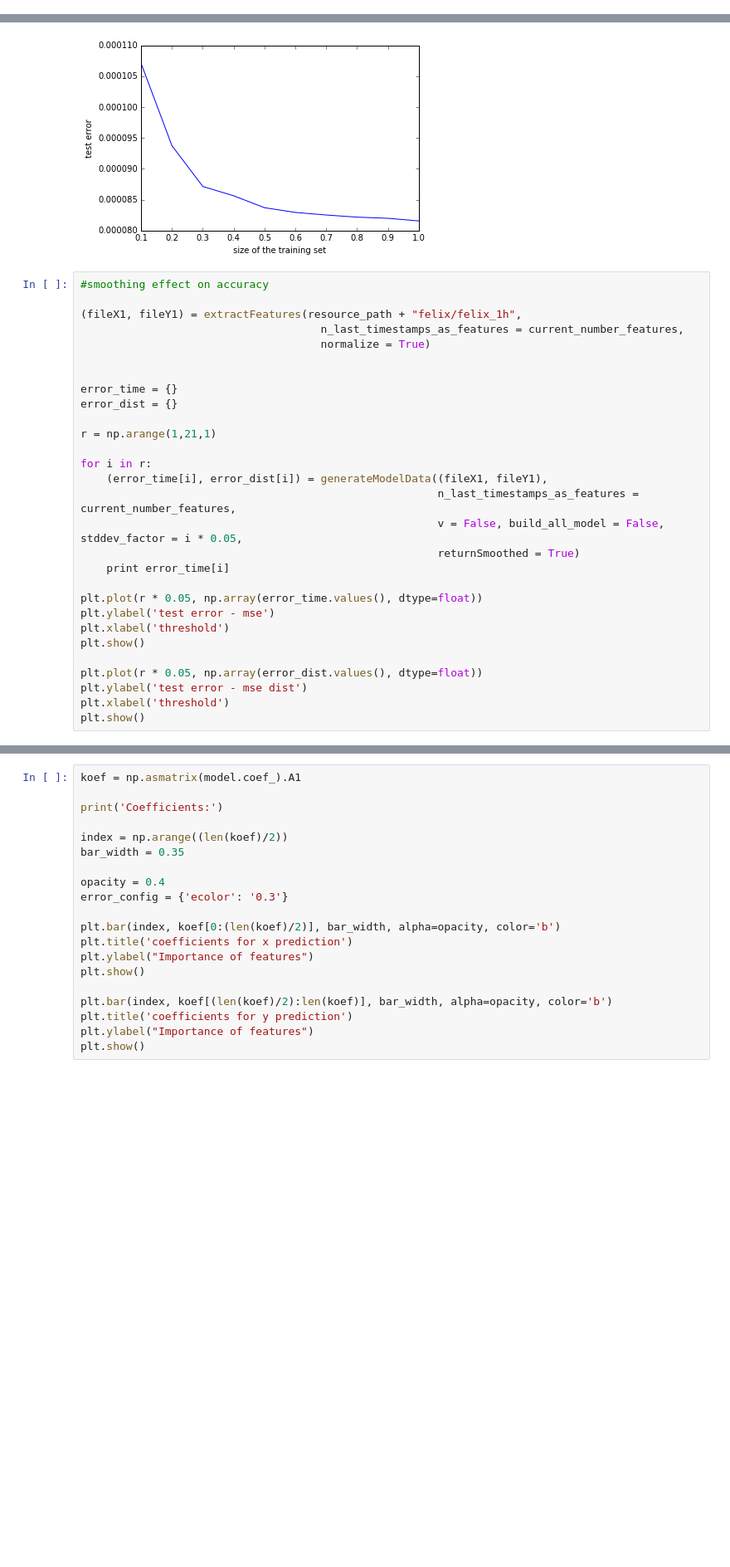
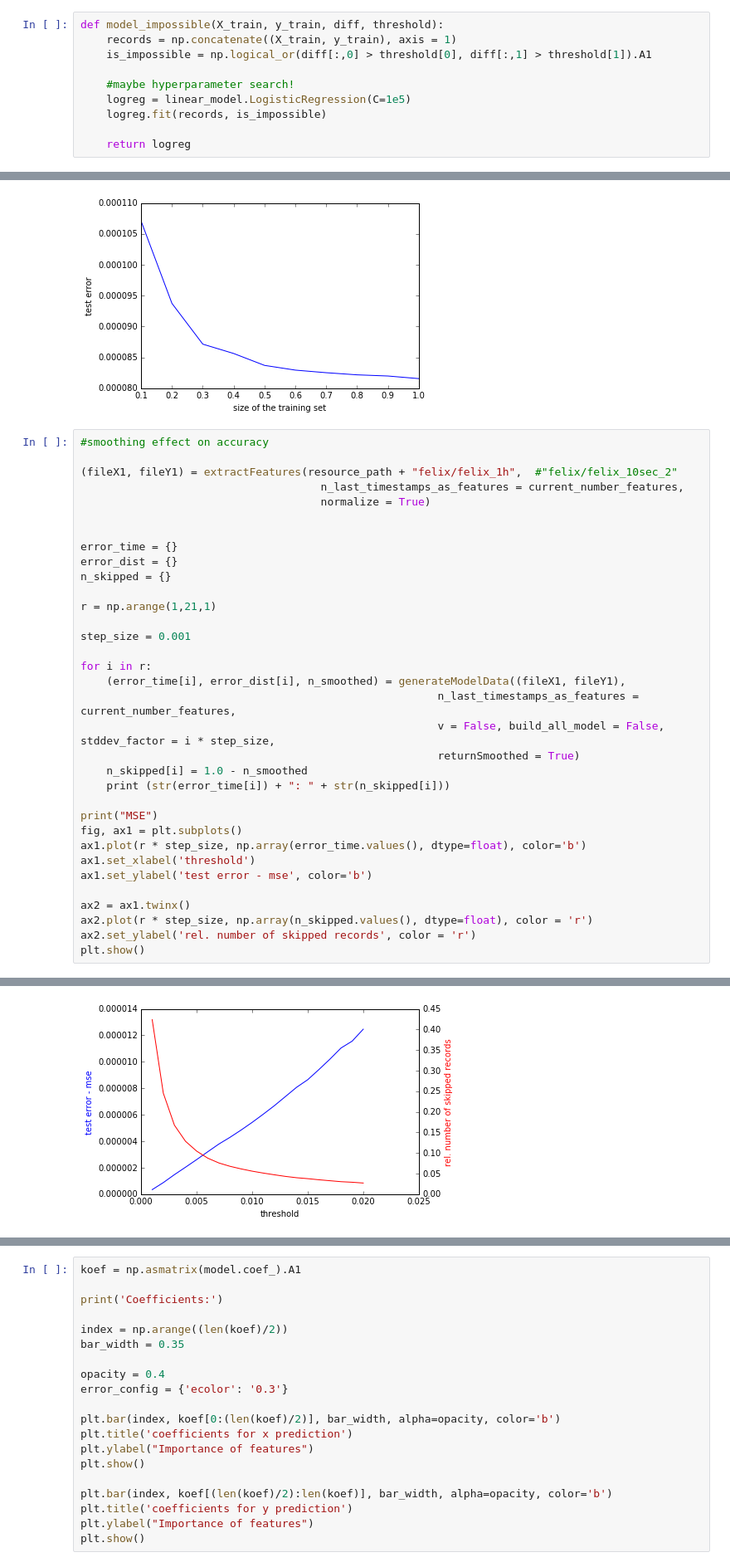
Before and after one commit to FelixNeutatz/BehavioralAuthentication, a Jupyter notebook: src/main/php/CursorAuthentication.ipynb, the cells around one changed output, grey strips where cells are left out. Shown at 83% size. Saved outputs shown, nothing was run; the diff lists cells and outputs as text; blank space fills up the shorter version.

```diff
--- a/src/main/php/CursorAuthentication.ipynb
+++ b/src/main/php/CursorAuthentication.ipynb
@@ -90,3 +90,13 @@ def extractFeatures(filename, n_last_timestamps_as_features = 200, normalize = T
         data = np.hstack((data, np.ones((data.shape[0], 1), dtype=data.dtype)))
 
     return ((data, target))
+# %%
+def model_impossible(X_train, y_train, diff, threshold):
+    records = np.concatenate((X_train, y_train), axis = 1)
+    is_impossible = np.logical_or(diff[:,0] > threshold[0], diff[:,1] > threshold[1]).A1
+
+    #maybe hyperparameter search!
+    logreg = linear_model.LogisticRegression(C=1e5)
+    logreg.fit(records, is_impossible)
+
+    return logreg
@@ -487,31 +529,36 @@ mean difference in time step: 0.03000475079
 # %%
 #smoothing effect on accuracy
 
-(fileX1, fileY1) = extractFeatures(resource_path + "felix/felix_1h",
+(fileX1, fileY1) = extractFeatures(resource_path + "felix/felix_1h",  #"felix/felix_10sec_2"
                                      n_last_timestamps_as_features = current_number_features,
                                      normalize = True)
 
 
 error_time = {}
 error_dist = {}
+n_skipped = {}
 
 r = np.arange(1,21,1)
 
+step_size = 0.001
+
 for i in r:
-    (error_time[i], error_dist[i]) = generateModelData((fileX1, fileY1),
+    (error_time[i], error_dist[i], n_smoothed) = generateModelData((fileX1, fileY1),
                                                        n_last_timestamps_as_features = current_number_features,
-                                                       v = False, build_all_model = False, stddev_factor = i * 0.05,
+                                                       v = False, build_all_model = False, stddev_factor = i * step_size,
                                                        returnSmoothed = True)
-    print error_time[i]
+    n_skipped[i] = 1.0 - n_smoothed
+    print (str(error_time[i]) + ": " + str(n_skipped[i]))
 
-plt.plot(r * 0.05, np.array(error_time.values(), dtype=float))
-plt.ylabel('test error - mse')
-plt.xlabel('threshold')
+print("MSE")
+fig, ax1 = plt.subplots()
+ax1.plot(r * step_size, np.array(error_time.values(), dtype=float), color='b')
+ax1.set_xlabel('threshold')
+ax1.set_ylabel('test error - mse', color='b')
+
+ax2 = ax1.twinx()
+ax2.plot(r * step_size, np.array(n_skipped.values(), dtype=float), color = 'r')
+ax2.set_ylabel('rel. number of skipped records', color = 'r')
 plt.show()
-
-plt.plot(r * 0.05, np.array(error_dist.values(), dtype=float))
-plt.ylabel('test error - mse dist')
-plt.xlabel('threshold')
-plt.show()
 # %% [output]
 mean difference in time step: 0.03000475079
@@ -533 +581,2 @@ mean difference in time step: 0.03000475079
+[figure, added]
 # %%
```
Also changed, not shown: parts of 13 cells of this notebook.
